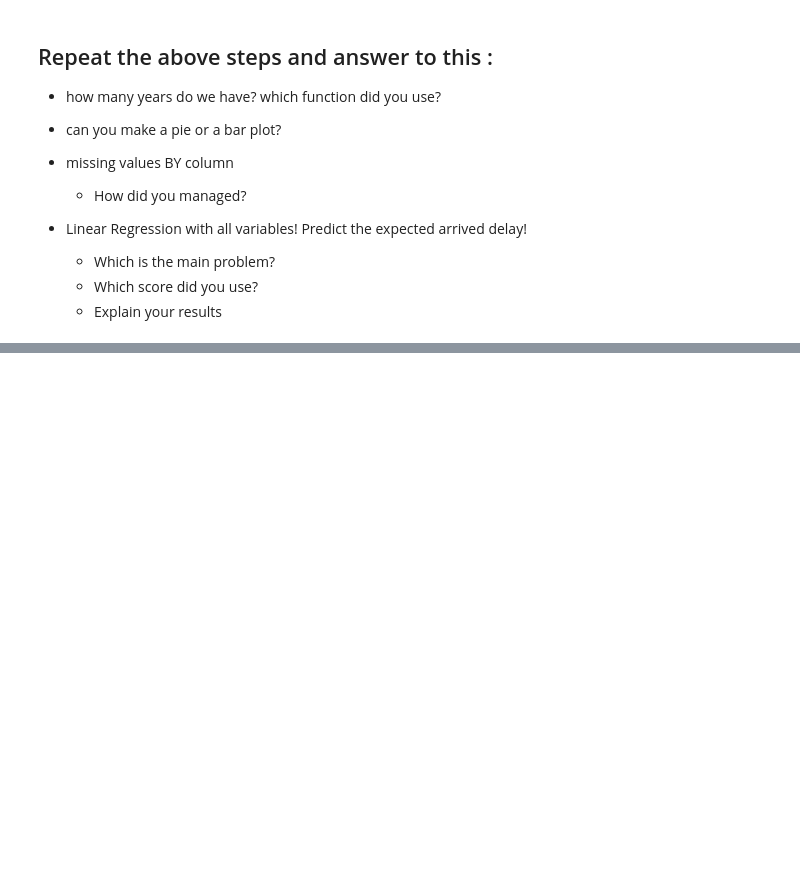
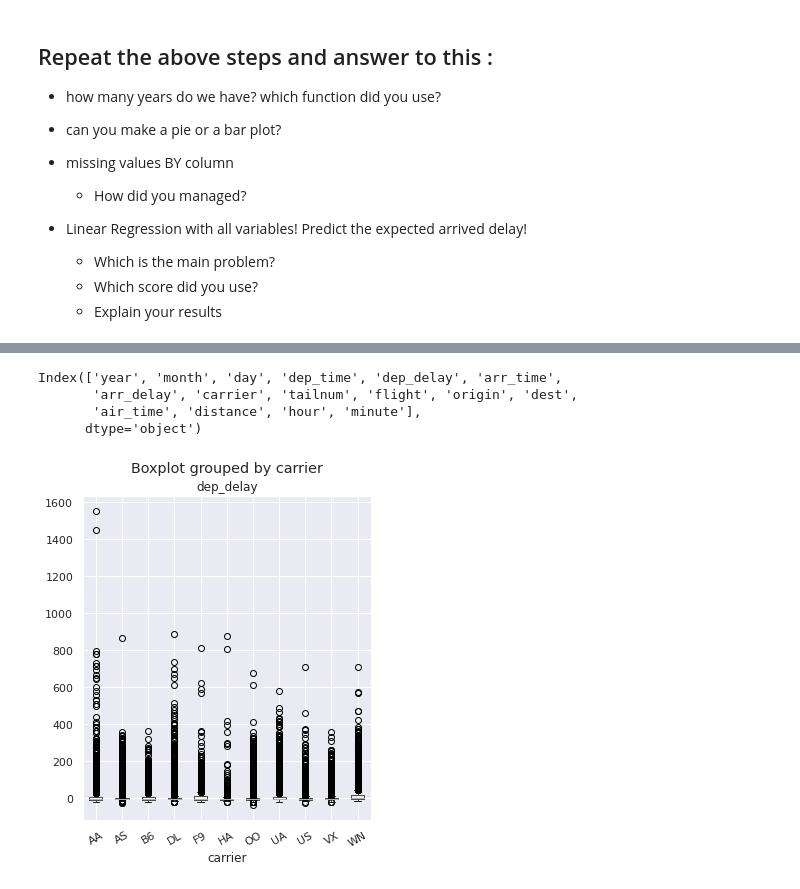
Before and after one commit to quasar95/Lectures_machinelearningbasics_nomath, a Jupyter notebook: Day1.ipynb, the cells around one changed output, grey strips where cells are left out. Saved outputs shown, nothing was run; the diff lists cells and outputs as text; code cells hidden in the pictures; blank space fills up the shorter version.

```diff
--- a/Day1.ipynb
+++ b/Day1.ipynb
@@ -391,0 +556,5 @@ df_flights.head()
+# %%
+df_flights['datetime'] = pd.to_datetime(df_flights.year*10000+df_flights.month*100+df_flights.day,format='%Y%m%d')
+df_flights.sort_values(by='datetime')
+df_flights = df_flights.set_index('datetime')
+df_flights.head()
@@ -391,0 +575,12 @@ df_flights.head()
+# %%
+df_flights.columns
+# %% [output]
+Index(['year', 'month', 'day', 'dep_time', 'dep_delay', 'arr_time',
+       'arr_delay', 'carrier', 'tailnum', 'flight', 'origin', 'dest',
+       'air_time', 'distance', 'hour', 'minute'],
+      dtype='object')
+# %%
+df_flights.boxplot('dep_delay','carrier',rot = 30,figsize=(5,6))
+plt.show()
+# %% [output]
+[figure, added]
```
Also changed, not shown: parts of 63 cells of this notebook.
